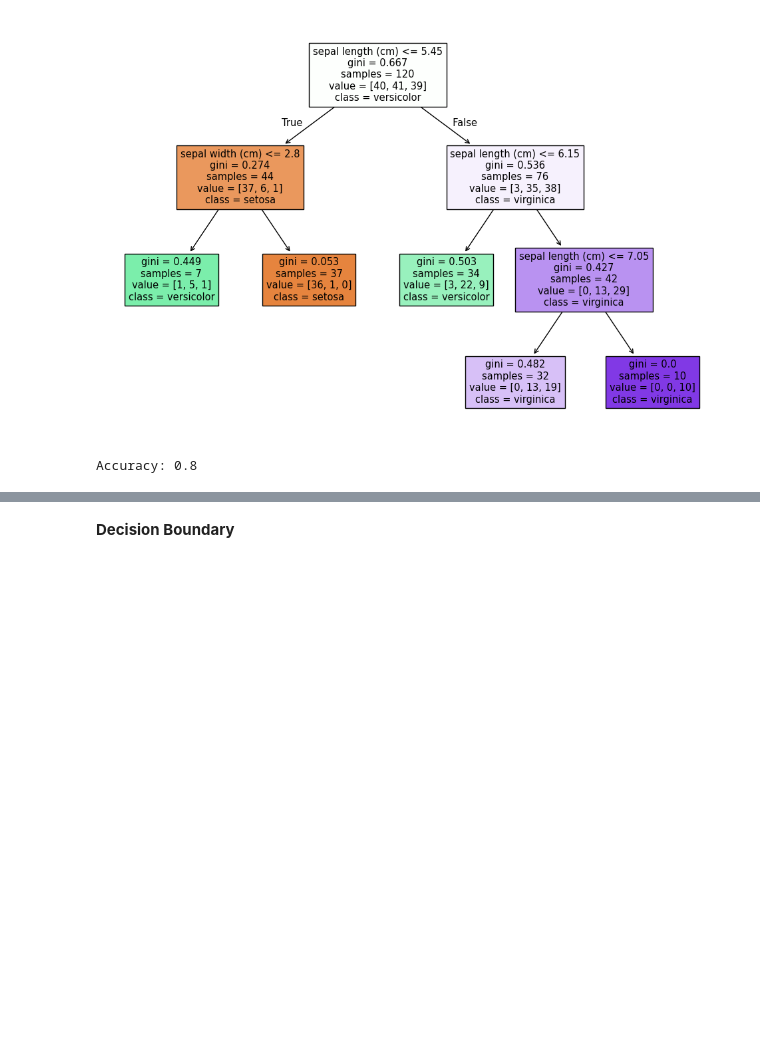
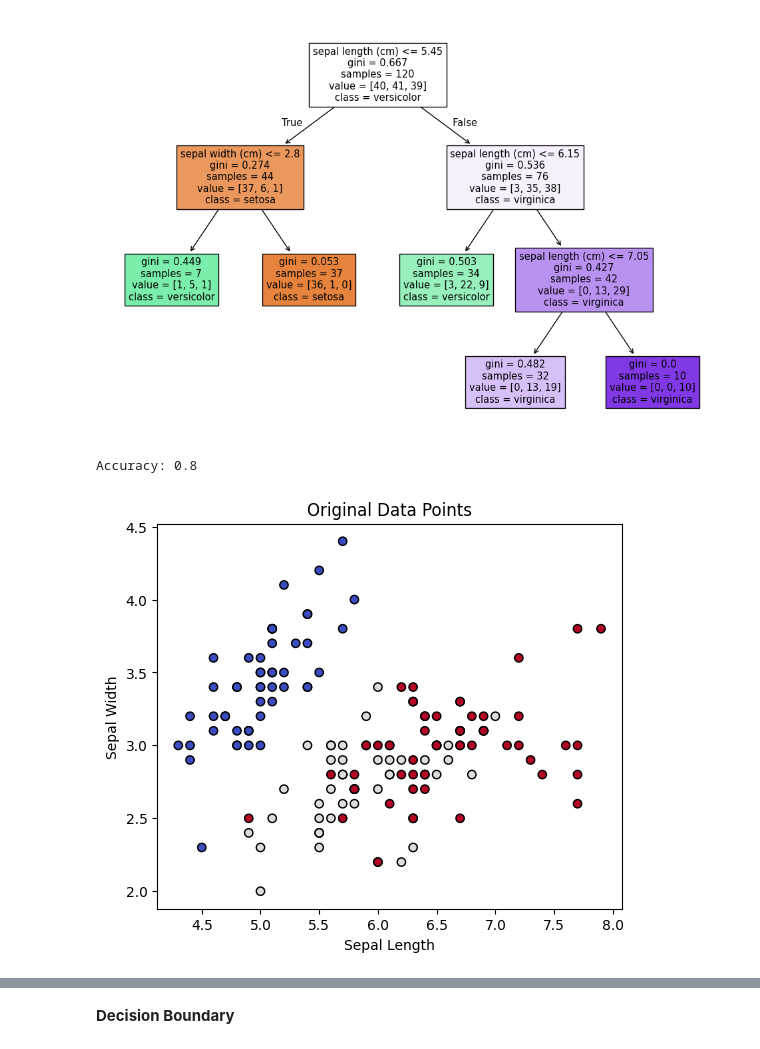
Before and after one commit to jain40470/Machine-Learning, a Jupyter notebook: EnsembleLearning/Bagging/DecisionTrees/classification.ipynb, the cells around one changed output, grey strips where cells are left out. Saved outputs shown, nothing was run; the diff lists cells and outputs as text; code cells hidden in the pictures; blank space fills up the shorter version.

```diff
--- a/EnsembleLearning/Bagging/DecisionTrees/classification.ipynb
+++ b/EnsembleLearning/Bagging/DecisionTrees/classification.ipynb
@@ -36,3 +41,12 @@ y_pred = clf.predict(X_test)
 print(f"Accuracy: {accuracy_score(y_test, y_pred)}")
 # %% [output]
 Accuracy: 0.8
+# %%
+plt.figure(figsize=(6, 5))
+plt.scatter(X[:, 0], X[:, 1], c=y, edgecolor='k', cmap=plt.cm.coolwarm)
+plt.title("Original Data Points")
+plt.xlabel("Sepal Length")
+plt.ylabel("Sepal Width")
+plt.show()
+# %% [output]
+[figure, added]
```
Also changed, not shown: parts of 37 cells of this notebook, 1 other file.
